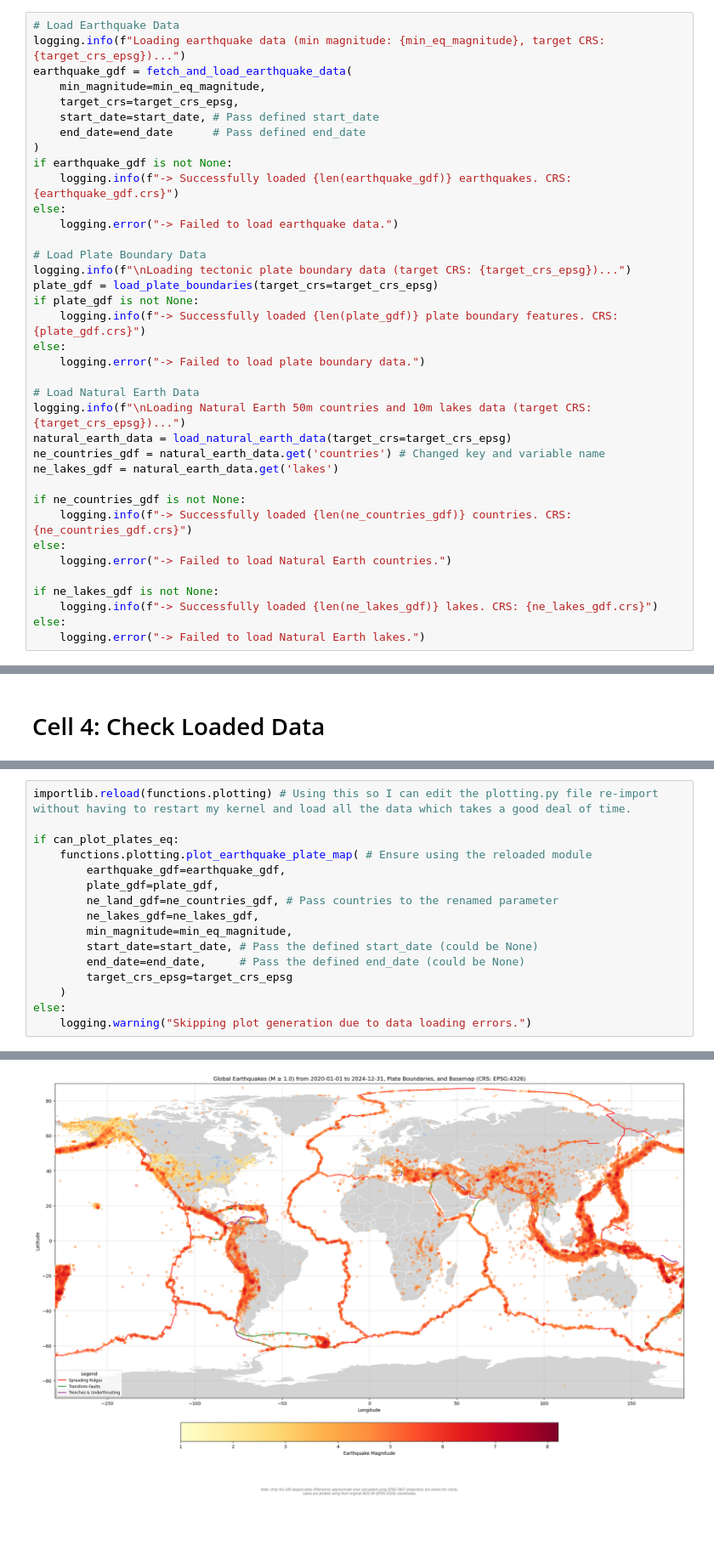
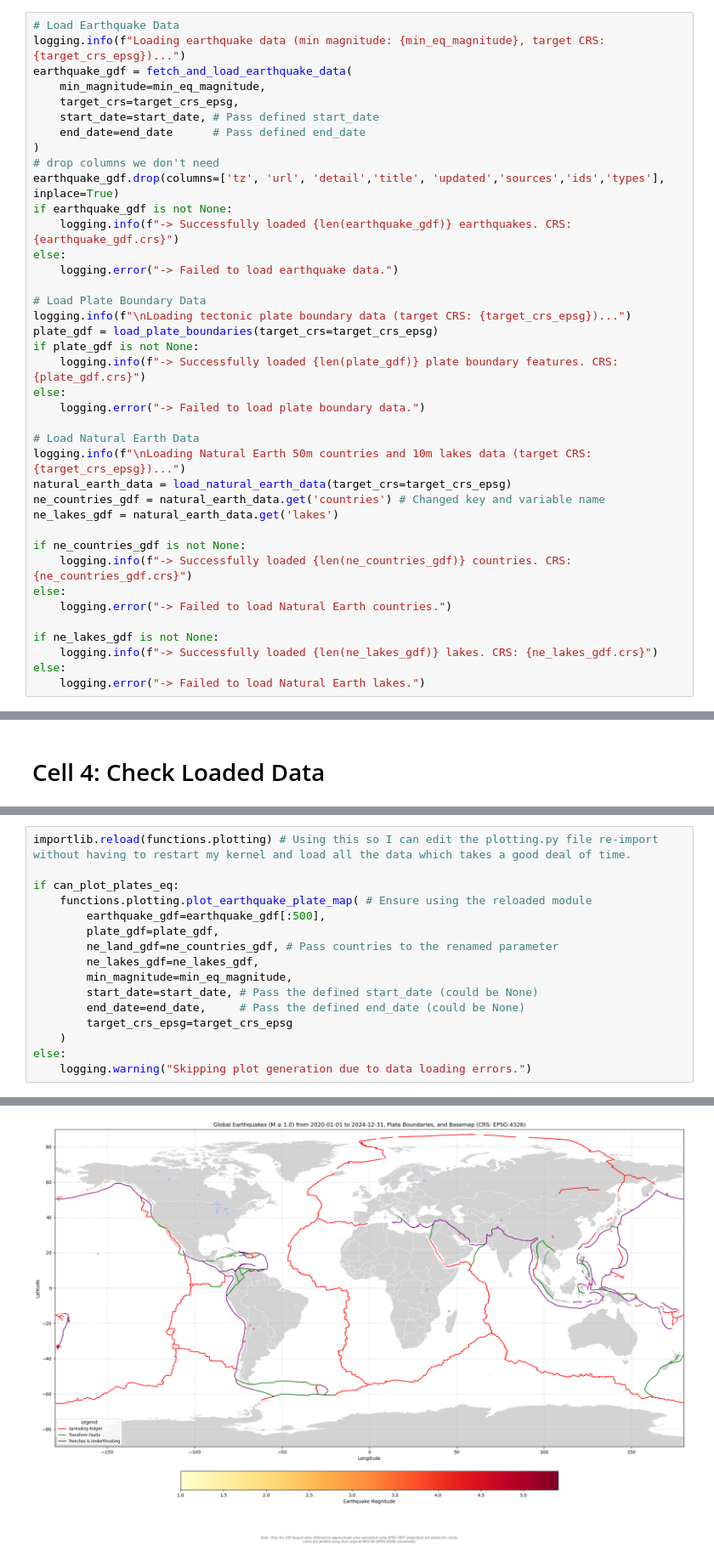
Before and after one commit to CopperQueen/hannah_miller_ge_3250_term_project, a Jupyter notebook: earthquake_plate_notebook.ipynb, the cells around one changed output, grey strips where cells are left out. Shown at 85% size. Cells and saved outputs as stored; diff of their text form; blank space fills up the shorter version.

```diff
--- a/earthquake_plate_notebook.ipynb
+++ b/earthquake_plate_notebook.ipynb
@@ -54,6 +63,8 @@ earthquake_gdf = fetch_and_load_earthquake_data(
     start_date=start_date, # Pass defined start_date
     end_date=end_date      # Pass defined end_date
 )
+# drop columns we don't need
+earthquake_gdf.drop(columns=['tz', 'url', 'detail','title', 'updated','sources','ids','types'], inplace=True)
 if earthquake_gdf is not None:
     logging.info(f"-> Successfully loaded {len(earthquake_gdf)} earthquakes. CRS: {earthquake_gdf.crs}")
 else:
@@ -125,7 +345,7 @@ importlib.reload(functions.plotting) # Using this so I can edit the plotting.py
 
 if can_plot_plates_eq:
     functions.plotting.plot_earthquake_plate_map( # Ensure using the reloaded module
-        earthquake_gdf=earthquake_gdf,
+        earthquake_gdf=earthquake_gdf[:500],
         plate_gdf=plate_gdf,
         ne_land_gdf=ne_countries_gdf, # Pass countries to the renamed parameter
         ne_lakes_gdf=ne_lakes_gdf,
@@ -154 +374 @@ Generating plot...
-[figure, old version]
+[figure, new version]
```
Also changed, not shown: parts of 12 cells of this notebook, 1 other file.
